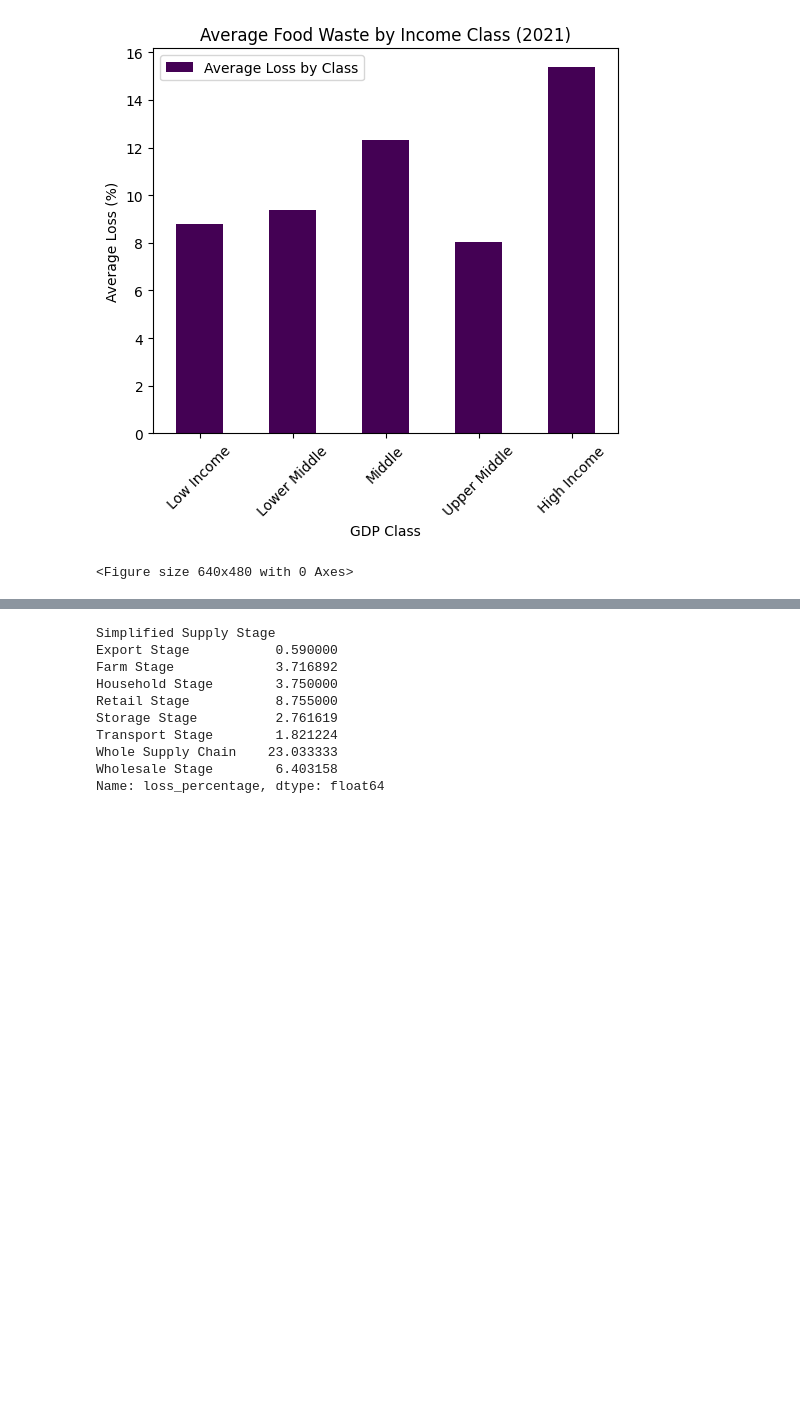
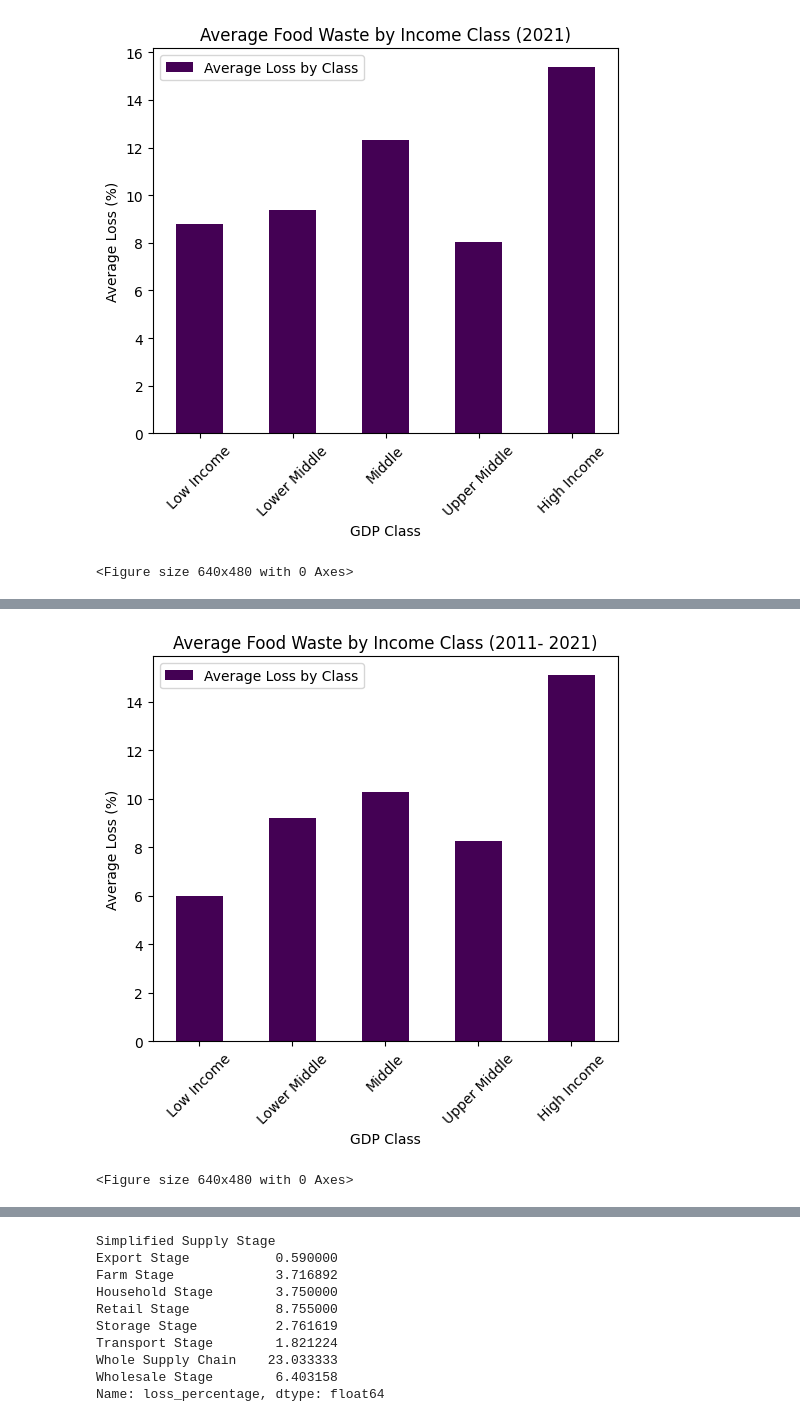
Before and after one commit to alanisrperez/food-waste-patterns, a Jupyter notebook: food-waste-tatyana.ipynb, the cells around one changed output, grey strips where cells are left out. Cells and saved outputs as stored; diff of their text form; code cells hidden in the pictures; blank space fills up the shorter version.

```diff
--- a/food-waste-tatyana.ipynb
+++ b/food-waste-tatyana.ipynb
@@ -377,0 +389,13 @@ clean_with_gdp.head()
+# %%
+# create a bar graph for average loss by income class
+average_recent_df.plot(kind = "bar", colormap = 'viridis', figsize = (6, 5), ylabel = "Average Loss (%)", title = "Average Food Waste by Income Class (2011- 2021)")
+plt.xticks(rotation=45)
+
+# Save the figure
+plt.savefig("Visualizations/loss_by_class_2011-2021.png")
+
+plt.show()
+plt.tight_layout()
+# %% [output]
+[figure, added]
+<Figure size 640x480 with 0 Axes>
```
Also changed, not shown: parts of 14 cells of this notebook, 8 other files.
